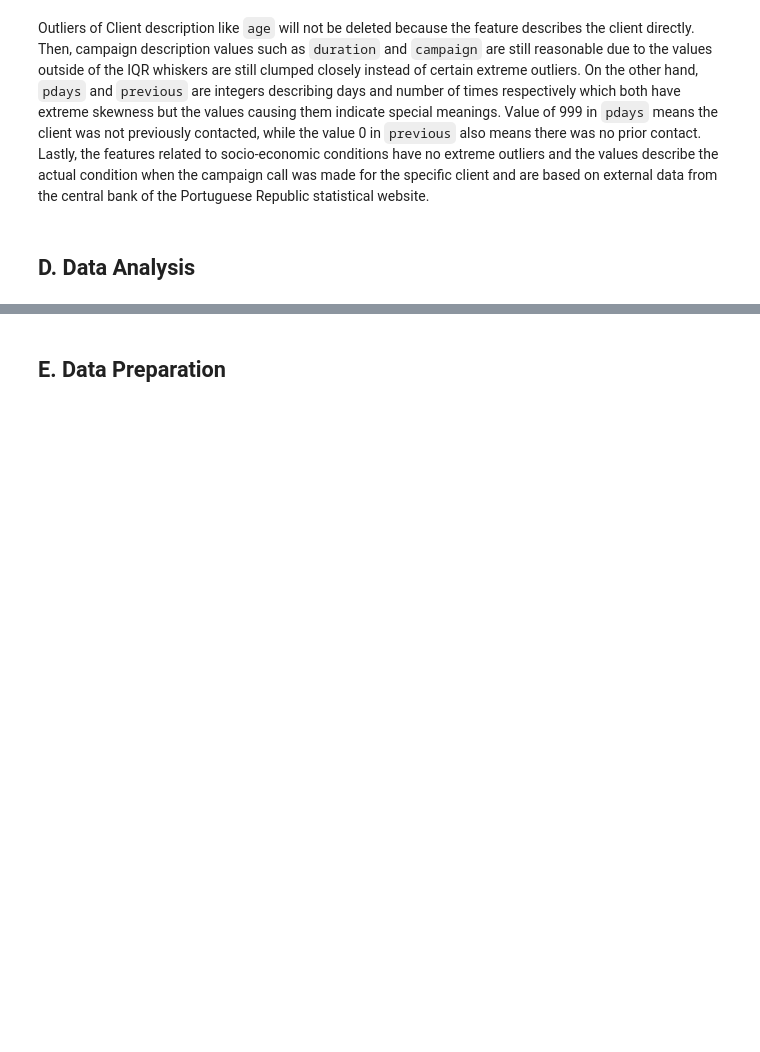
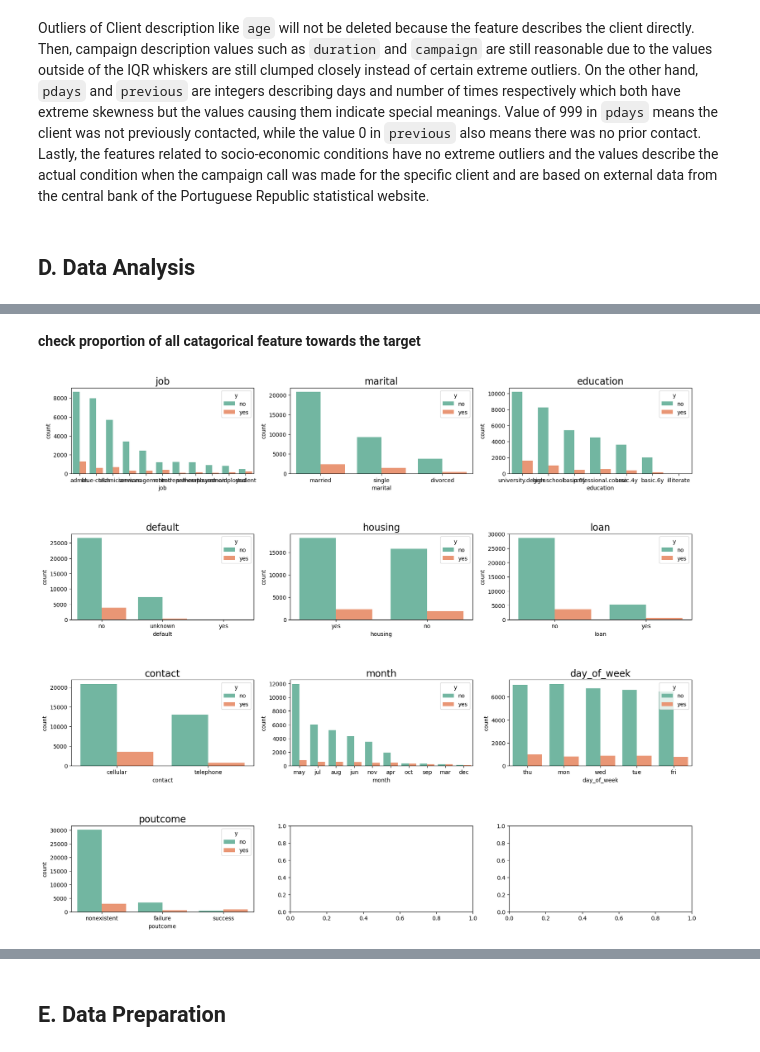
Before and after one commit to robbenrba/finalProject, a Jupyter notebook: finalProject_RobertoB_GrettyM_final.ipynb, the cells around one changed output, grey strips where cells are left out. Saved outputs shown, nothing was run; the diff lists cells and outputs as text; code cells hidden in the pictures; blank space fills up the shorter version.

```diff
--- a/finalProject_RobertoB_GrettyM_final.ipynb
+++ b/finalProject_RobertoB_GrettyM_final.ipynb
@@ -293,0 +310,28 @@ Outliers of Client description like `age` will not be deleted because the featur
+# %% [markdown]
+**check proportion of all catagorical feature towards the target**
+# %%
+catagorical_features = df.select_dtypes('object').columns.to_list()
+catagorical_features = catagorical_features[:-1]
+
+fig, ax = plt.subplots(4,3, figsize=(20,17))
+
+catagorical_features = df.select_dtypes('object').columns.to_list()
+catagorical_features = catagorical_features[:-1]
+
+ax = ax.ravel()
+position = 0
+
+for i in catagorical_features:
+
+    order = df[i].value_counts().index
+    sns.countplot(data=df, x=i, ax=ax[position], hue='y', palette='Set2', order=order)
+    ax[position].tick_params()
+    ax[position].set_title(i, fontdict={'fontsize':17})
+
+    position += 1
+
+plt.subplots_adjust(hspace=0.7)
+
+plt.show()
+# %% [output]
+[figure, added]
```
Also changed, not shown: parts of 23 cells of this notebook.
